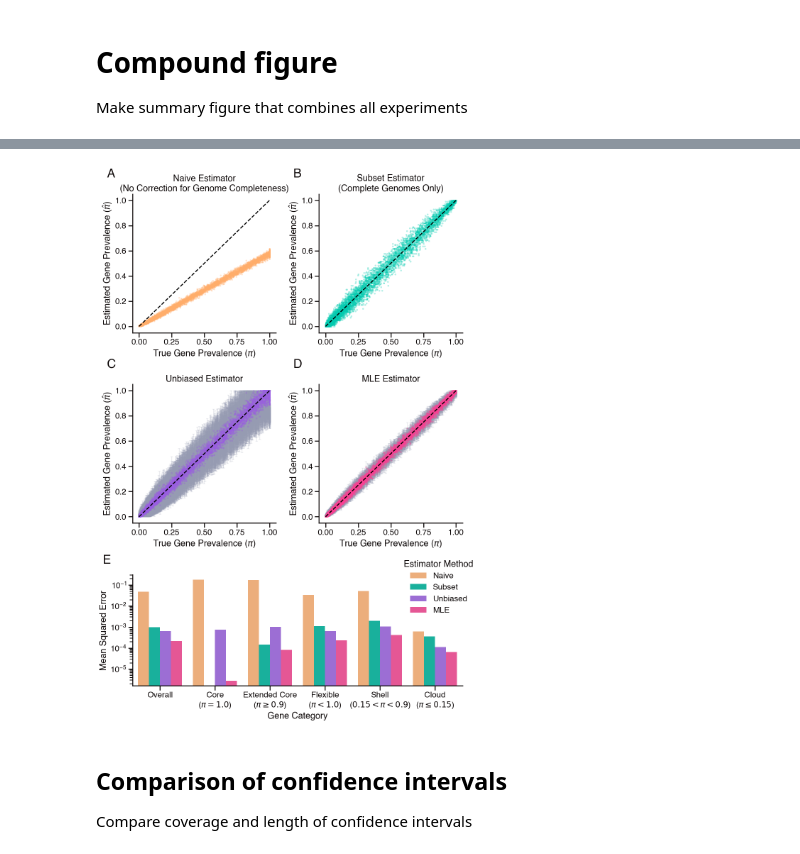
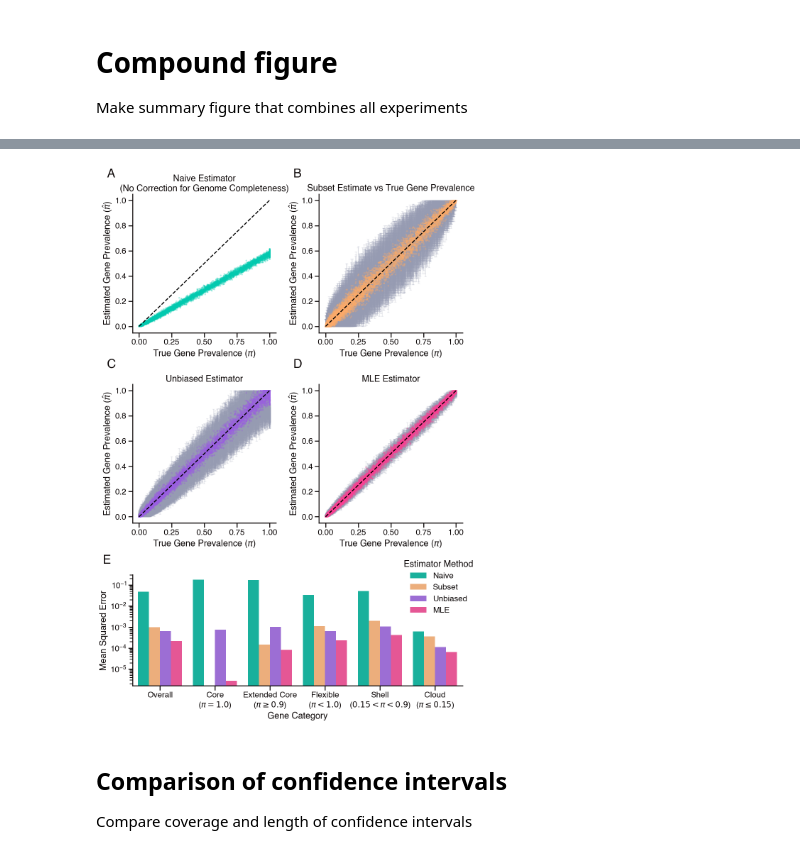
Before and after one commit to blasks/gene-prevalence, a Jupyter notebook: experiments/2-method-comparison-simulations.ipynb, the cells around one changed output, grey strips where cells are left out. Cells and saved outputs as stored; diff of their text form; code cells hidden in the pictures.

```diff
--- a/experiments/2-method-comparison-simulations.ipynb
+++ b/experiments/2-method-comparison-simulations.ipynb
@@ -573,7 +610,7 @@ ax1 = fig.add_subplot(gs[0, 0])
 sns.scatterplot(
     x=true_pi_values,
     y=naive_pi_estimates,
-    color=sns.color_palette()[1],
+    color=sns.color_palette()[2],
     alpha=0.3,
     s=10,
     edgecolor=None,
@@ -592,8 +629,8 @@ ax1.annotate("A", **annotation_kwargs)
 ax2 = fig.add_subplot(gs[0, 1])
 sns.scatterplot(
     x=true_pi_values,
-    y=subset_pi_estimates,
-    color=sns.color_palette()[2],
+    y=subset_estimates_df['pi_hat'],
+    color=sns.color_palette()[1],
     alpha=0.3,
     s=10,
     edgecolor=None,
@@ -601,7 +638,20 @@ sns.scatterplot(
 )
 ax2.set_xlabel(r"True Gene Prevalence ($\pi$)")
 ax2.set_ylabel(r"Estimated Gene Prevalence ($\hat{\pi}$)")
-ax2.set_title('Subset Estimator\n(Complete Genomes Only)')
+ax2.set_title('Subset Estimate vs True Gene Prevalence')
+# add error bars for the configured confidence intervals
+ax2.errorbar(
+    x=subset_estimates_df["pi_true"],
+    y=subset_estimates_df["pi_hat"],
+    yerr=[subset_estimates_df["pi_hat"] - subset_estimates_df["ci_lower"],
+          subset_estimates_df["ci_upper"] - subset_estimates_df["pi_hat"]],
+    fmt='none',
+    linewidth=1,
+    capsize=2,
+    ecolor=sns.color_palette()[5],
+    alpha=0.3,
+    zorder=0
+)
 # add diagonal line for reference
 lims = [0, 1]
 ax2.plot(lims, lims, 'k--', zorder=1)
@@ -667,35 +717,35 @@ ax4.errorbar(
     ecolor=sns.color_palette()[5],
     alpha=0.3,
     zorder=0
 )
 # add diagonal line for reference
 lims = [0, 1]
 ax4.plot(lims, lims, 'k--', zorder=1)
 # add annotation
 ax4.annotate("D", **annotation_kwargs)
 
 # plot E: barplot of MSE results for all methods and gene categories
 ax5 = fig.add_subplot(gs[2, :])
 sns.barplot(
     data=mse_df,
     x='Gene Category',
     y='mse',
     hue='Estimator Method',
     ax=ax5,
-    palette=[sns.color_palette()[i] for i in [1, 2, 0, 3]]
+    palette=[sns.color_palette()[i] for i in [2, 1, 0, 3]]
 )
 ax5.set_yscale('log')
 ax5.set_ylabel("Mean Squared Error")
 ax5.legend(title="Estimator Method", loc='upper left', bbox_to_anchor=(0.8, 1.2))
 # add annotation
 annotation_kwargs['xy'] = (-0.09, 1.1)
 ax5.annotate("E", **annotation_kwargs)
 
 # show and/or save figure
 # fig.savefig("method_comparison_simulations_figure.png", bbox_inches='tight')
 plt.show()
 # %% [output]
-[figure, old version]
+[figure, new version]
 # %% [markdown]
 ## Comparison of confidence intervals
 Compare coverage and length of confidence intervals
```
Also changed, not shown: parts of 4 cells of this notebook, 2 other files.
